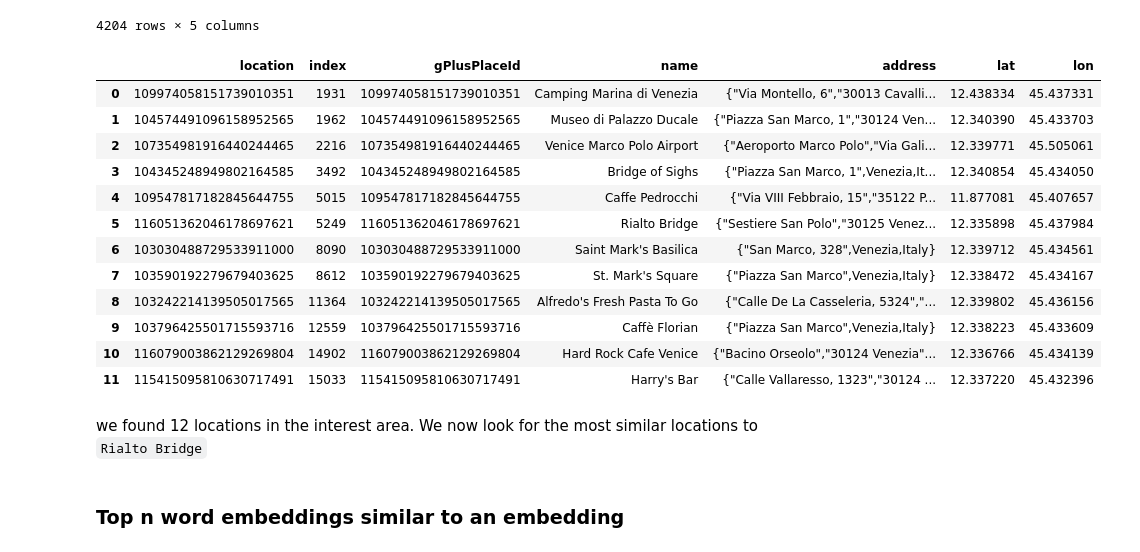
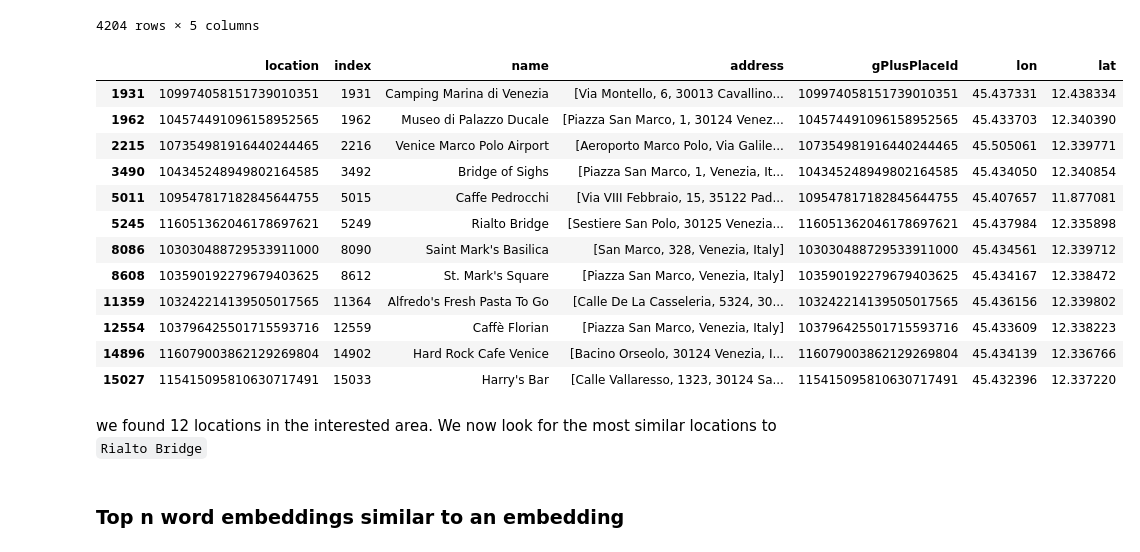
Before and after one commit to LorenzoBoccalon/Embeddings_Pytorch, a Jupyter notebook: exploratory_analysis.ipynb, the cells around one changed output. Drawn from its saved outputs; the diff is of its cells as text; code cells hidden in the pictures.

```diff
--- a/exploratory_analysis.ipynb
+++ b/exploratory_analysis.ipynb
@@ -279,24 +248,24 @@ spec
 | 4203 | 117785710981512999263 | Agriturismo Ristoro La Dolza Di E... | {"Via la Dolza, 7","Follina Trevi... | 12.132795 | 45.965462 |
 4204 rows × 5 columns
 # %%
-# inner join to select only the locations with an embedding
-pd.merge(loc, spec, left_on='location', right_on='gPlusPlaceId')
+# select only the locations with an embedding
+loc_fin[loc_fin['gPlusPlaceId'].isin(spec['gPlusPlaceId'])]
 # %% [output]
-|  | location | index | gPlusPlaceId | name | address | lat | lon |
-| 0 | 109974058151739010351 | 1931 | 109974058151739010351 | Camping Marina di Venezia | {"Via Montello, 6","30013 Cavalli... | 12.438334 | 45.437331 |
-| 1 | 104574491096158952565 | 1962 | 104574491096158952565 | Museo di Palazzo Ducale | {"Piazza San Marco, 1","30124 Ven... | 12.340390 | 45.433703 |
-| 2 | 107354981916440244465 | 2216 | 107354981916440244465 | Venice Marco Polo Airport | {"Aeroporto Marco Polo","Via Gali... | 12.339771 | 45.505061 |
-| 3 | 104345248949802164585 | 3492 | 104345248949802164585 | Bridge of Sighs | {"Piazza San Marco, 1",Venezia,It... | 12.340854 | 45.434050 |
-| 4 | 109547817182845644755 | 5015 | 109547817182845644755 | Caffe Pedrocchi | {"Via VIII Febbraio, 15","35122 P... | 11.877081 | 45.407657 |
-| 5 | 116051362046178697621 | 5249 | 116051362046178697621 | Rialto Bridge | {"Sestiere San Polo","30125 Venez... | 12.335898 | 45.437984 |
-| 6 | 103030488729533911000 | 8090 | 103030488729533911000 | Saint Mark's Basilica | {"San Marco, 328",Venezia,Italy} | 12.339712 | 45.434561 |
-| 7 | 103590192279679403625 | 8612 | 103590192279679403625 | St. Mark's Square | {"Piazza San Marco",Venezia,Italy} | 12.338472 | 45.434167 |
-| 8 | 103242214139505017565 | 11364 | 103242214139505017565 | Alfredo's Fresh Pasta To Go | {"Calle De La Casseleria, 5324","... | 12.339802 | 45.436156 |
-| 9 | 103796425501715593716 | 12559 | 103796425501715593716 | Caffè Florian | {"Piazza San Marco",Venezia,Italy} | 12.338223 | 45.433609 |
-| 10 | 116079003862129269804 | 14902 | 116079003862129269804 | Hard Rock Cafe Venice | {"Bacino Orseolo","30124 Venezia"... | 12.336766 | 45.434139 |
-| 11 | 115415095810630717491 | 15033 | 115415095810630717491 | Harry's Bar | {"Calle Vallaresso, 1323","30124 ... | 12.337220 | 45.432396 |
+|  | location | index | name | address | gPlusPlaceId | lon | lat |
+| 1931 | 109974058151739010351 | 1931 | Camping Marina di Venezia | [Via Montello, 6, 30013 Cavallino... | 109974058151739010351 | 45.437331 | 12.438334 |
+| 1962 | 104574491096158952565 | 1962 | Museo di Palazzo Ducale | [Piazza San Marco, 1, 30124 Venez... | 104574491096158952565 | 45.433703 | 12.340390 |
+| 2215 | 107354981916440244465 | 2216 | Venice Marco Polo Airport | [Aeroporto Marco Polo, Via Galile... | 107354981916440244465 | 45.505061 | 12.339771 |
+| 3490 | 104345248949802164585 | 3492 | Bridge of Sighs | [Piazza San Marco, 1, Venezia, It... | 104345248949802164585 | 45.434050 | 12.340854 |
+| 5011 | 109547817182845644755 | 5015 | Caffe Pedrocchi | [Via VIII Febbraio, 15, 35122 Pad... | 109547817182845644755 | 45.407657 | 11.877081 |
+| 5245 | 116051362046178697621 | 5249 | Rialto Bridge | [Sestiere San Polo, 30125 Venezia... | 116051362046178697621 | 45.437984 | 12.335898 |
+| 8086 | 103030488729533911000 | 8090 | Saint Mark's Basilica | [San Marco, 328, Venezia, Italy] | 103030488729533911000 | 45.434561 | 12.339712 |
+| 8608 | 103590192279679403625 | 8612 | St. Mark's Square | [Piazza San Marco, Venezia, Italy] | 103590192279679403625 | 45.434167 | 12.338472 |
+| 11359 | 103242214139505017565 | 11364 | Alfredo's Fresh Pasta To Go | [Calle De La Casseleria, 5324, 30... | 103242214139505017565 | 45.436156 | 12.339802 |
+| 12554 | 103796425501715593716 | 12559 | Caffè Florian | [Piazza San Marco, Venezia, Italy] | 103796425501715593716 | 45.433609 | 12.338223 |
+| 14896 | 116079003862129269804 | 14902 | Hard Rock Cafe Venice | [Bacino Orseolo, 30124 Venezia, I... | 116079003862129269804 | 45.434139 | 12.336766 |
+| 15027 | 115415095810630717491 | 15033 | Harry's Bar | [Calle Vallaresso, 1323, 30124 Sa... | 115415095810630717491 | 45.432396 | 12.337220 |
 # %% [markdown]
-we found 12 locations in the interest area. We now look for the most similar locations to `Rialto Bridge`
+we found 12 locations in the interested area. We now look for the most similar locations to `Rialto Bridge`
 # %% [markdown]
 ### Top n word embeddings similar to an embedding
 # %%
```
Also changed, not shown: parts of 27 cells of this notebook.
